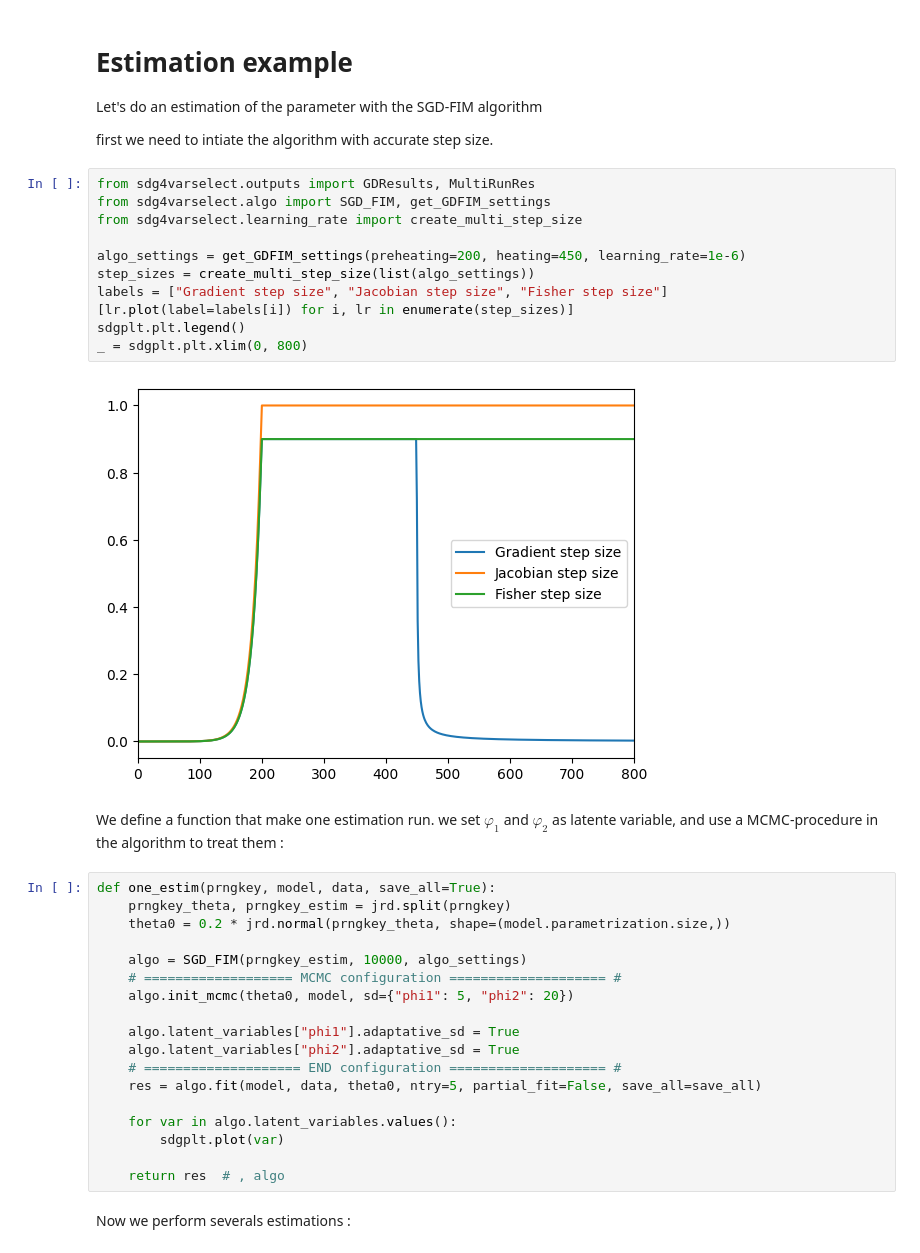
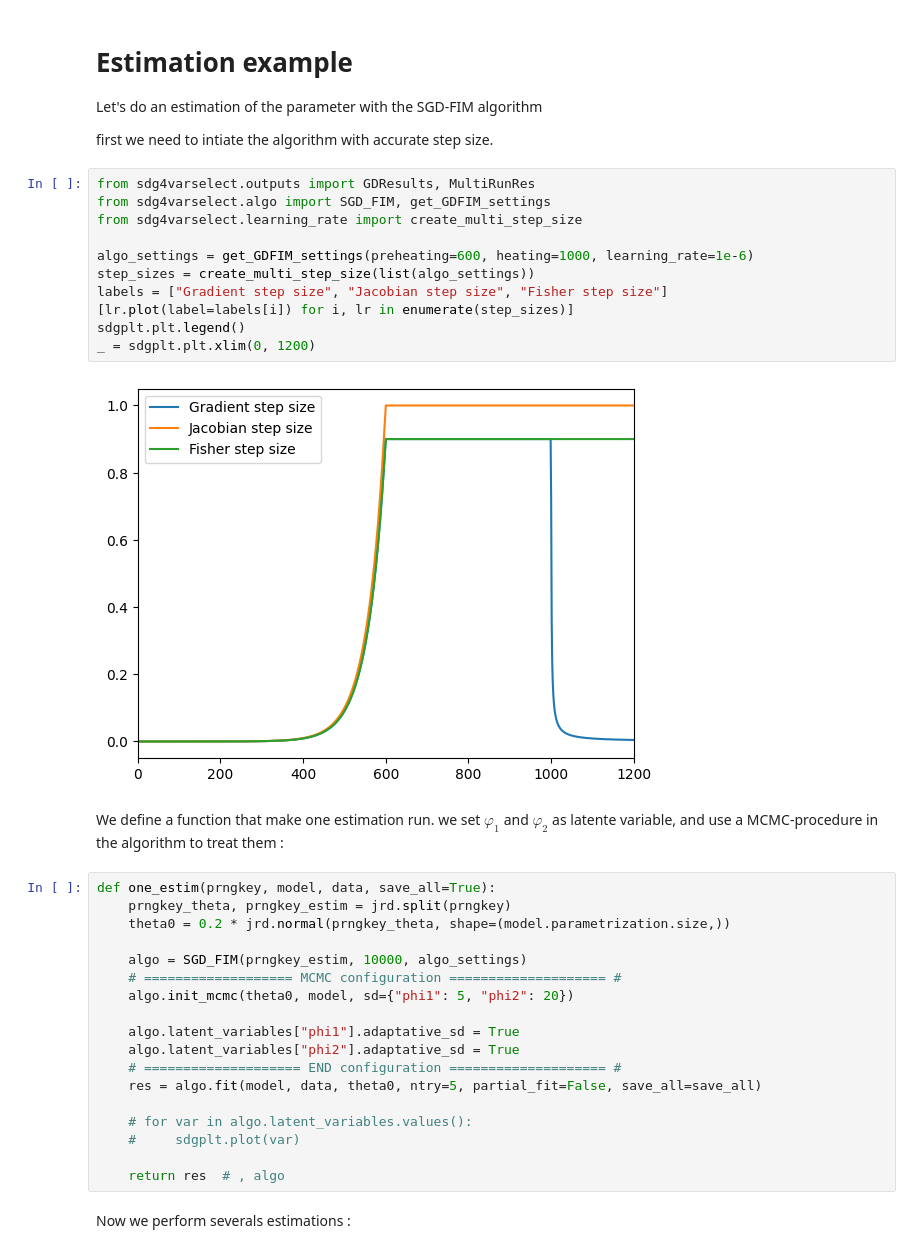
Before and after one commit to caillebotteAntoine/sdg4varselect, a Jupyter notebook: examples/calimero.ipynb, the cells around one changed output. Saved outputs shown, nothing was run; the diff lists cells and outputs as text.

```diff
--- a/examples/calimero.ipynb
+++ b/examples/calimero.ipynb
@@ -125,16 +124,16 @@ first we need to intiate the algorithm with accurate step size.
 # %%
 from sdg4varselect.outputs import GDResults, MultiRunRes
 from sdg4varselect.algo import SGD_FIM, get_GDFIM_settings
 from sdg4varselect.learning_rate import create_multi_step_size
 
-algo_settings = get_GDFIM_settings(preheating=200, heating=450, learning_rate=1e-6)
+algo_settings = get_GDFIM_settings(preheating=600, heating=1000, learning_rate=1e-6)
 step_sizes = create_multi_step_size(list(algo_settings))
 labels = ["Gradient step size", "Jacobian step size", "Fisher step size"]
 [lr.plot(label=labels[i]) for i, lr in enumerate(step_sizes)]
 sdgplt.plt.legend()
-_ = sdgplt.plt.xlim(0, 800)
+_ = sdgplt.plt.xlim(0, 1200)
 # %% [output]
-[figure, old version]
+[figure, new version]
 # %% [markdown]
 We define a function that make one estimation run. we set $\varphi_1$ and $\varphi_2$ as latente variable, and use a MCMC-procedure in the algorithm to treat them :
 # %%
@@ -151,8 +150,8 @@ def one_estim(prngkey, model, data, save_all=True):
     # ==================== END configuration ==================== #
     res = algo.fit(model, data, theta0, ntry=5, partial_fit=False, save_all=save_all)
 
-    for var in algo.latent_variables.values():
-        sdgplt.plot(var)
+    # for var in algo.latent_variables.values():
+    #     sdgplt.plot(var)
 
     return res  # , algo
 # %% [markdown]
```
Also changed, not shown: parts of 5 cells of this notebook, 22 other files.
